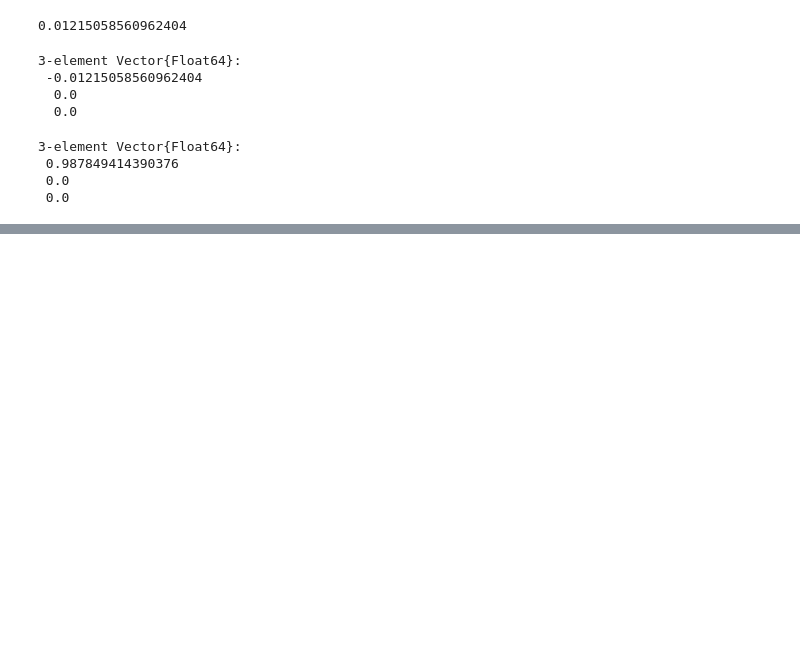
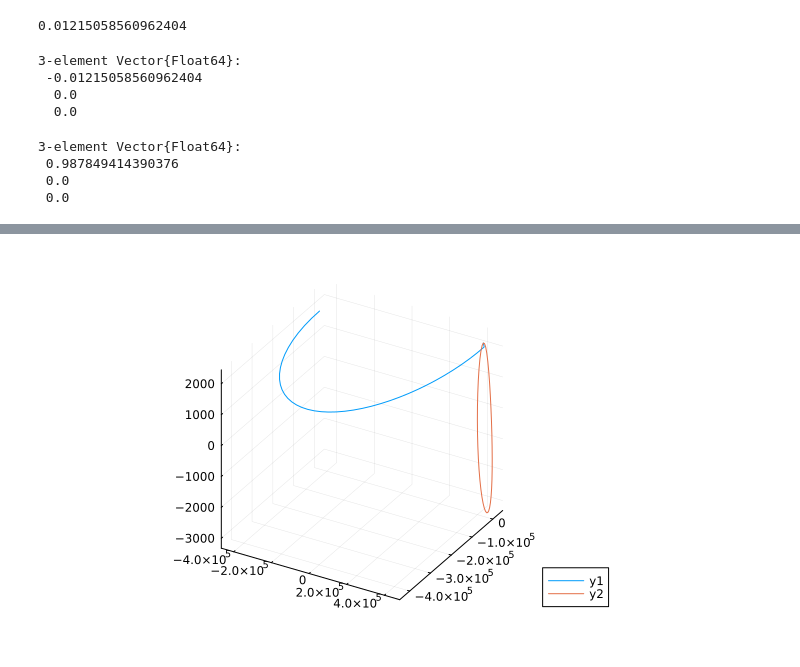
Before and after one commit to vegaf1/convex_mpc_stationkeeping, a Jupyter notebook: ephemeris_spice_clean.ipynb, the cells around one changed output, grey strips where cells are left out. Drawn from its saved outputs; the diff is of its cells as text; code cells hidden in the pictures; blank space fills up the shorter version.

```diff
--- a/ephemeris_spice_clean.ipynb
+++ b/ephemeris_spice_clean.ipynb
@@ -24,0 +32,6 @@ T_periodic_n = 3.414975410587678
+# %%
+xtraj_cr3bp_units = readdlm("reference_trajectory41.txt")
+
+xtraj_si = [xtraj_cr3bp_units[1:3, :]*3.850e5; xtraj_cr3bp_units[4:6, :]*1.025] #parameters to get to si units. km and seconds
+
+T_corrected = 3.414975413662902*375764.8206399649 #multiply by timescale in cvx mpc file. in seconds
@@ -478,0 +552,2 @@ cr3bp_to_ephem(scaled_xtraj, time_steps[2]*86400)
+# %%
+all_states_cr3bp = zeros(6, 41)
@@ -478,0 +605,6 @@ cr3bp_to_ephem(scaled_xtraj, time_steps[2]*86400)
+# %%
+plot(all_states_cr3bp[1,:], all_states_cr3bp[2,:], all_states_cr3bp[3,:])
+
+plot!(xtraj_si[1,:], xtraj_si[2,:], xtraj_si[3,:])
+# %% [output]
+[figure, added]
```
Also changed, not shown: parts of 61 cells of this notebook.
